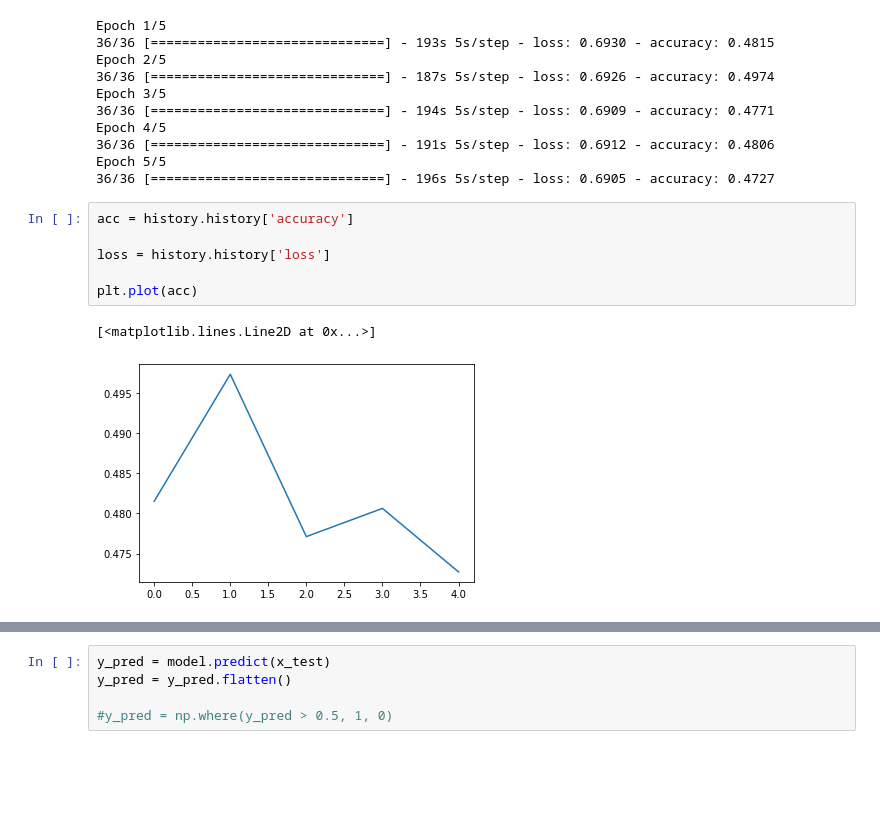
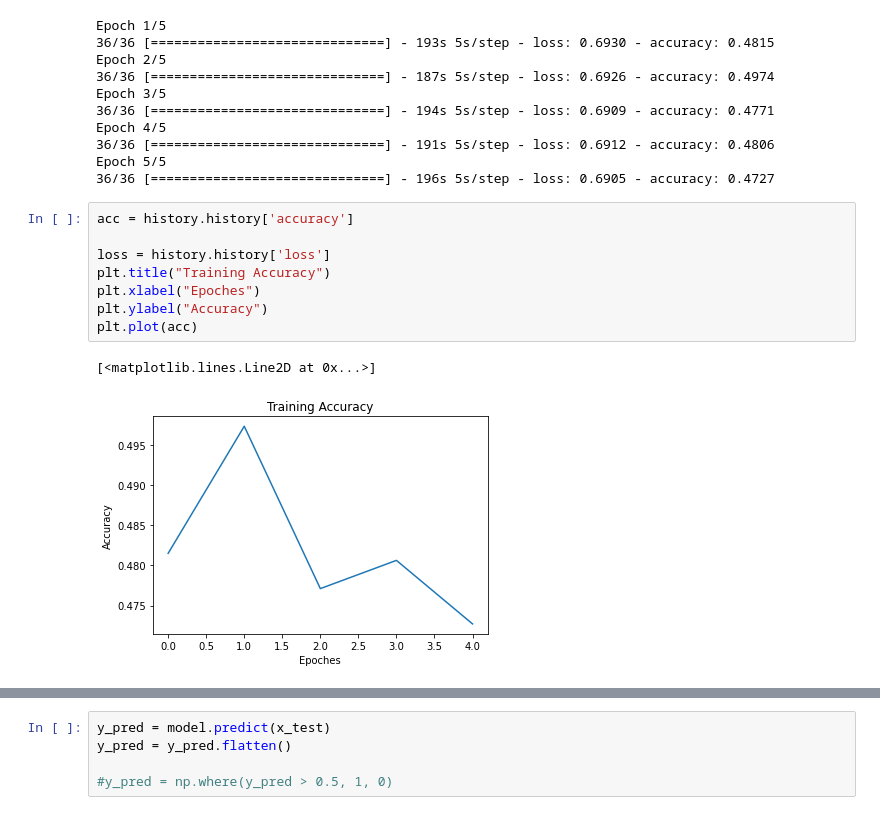
Before and after one commit to xiaodanlu/ANLY-580-Final-Project, a Jupyter notebook: Code/BERT2.ipynb, the cells around one changed output, grey strips where cells are left out. Saved outputs shown, nothing was run; the diff lists cells and outputs as text; blank space fills up the shorter version.

```diff
--- a/Code/BERT2.ipynb
+++ b/Code/BERT2.ipynb
@@ -116,9 +116,11 @@ Epoch 5/5
 # %%
 acc = history.history['accuracy']
 
 loss = history.history['loss']
-
+plt.title("Training Accuracy")
+plt.xlabel("Epoches")
+plt.ylabel("Accuracy")
 plt.plot(acc)
 # %% [output]
 [<matplotlib.lines.Line2D at 0x...>]
-[figure, old version]
+[figure, new version]
```
Also changed, not shown: parts of 2 cells of this notebook.
